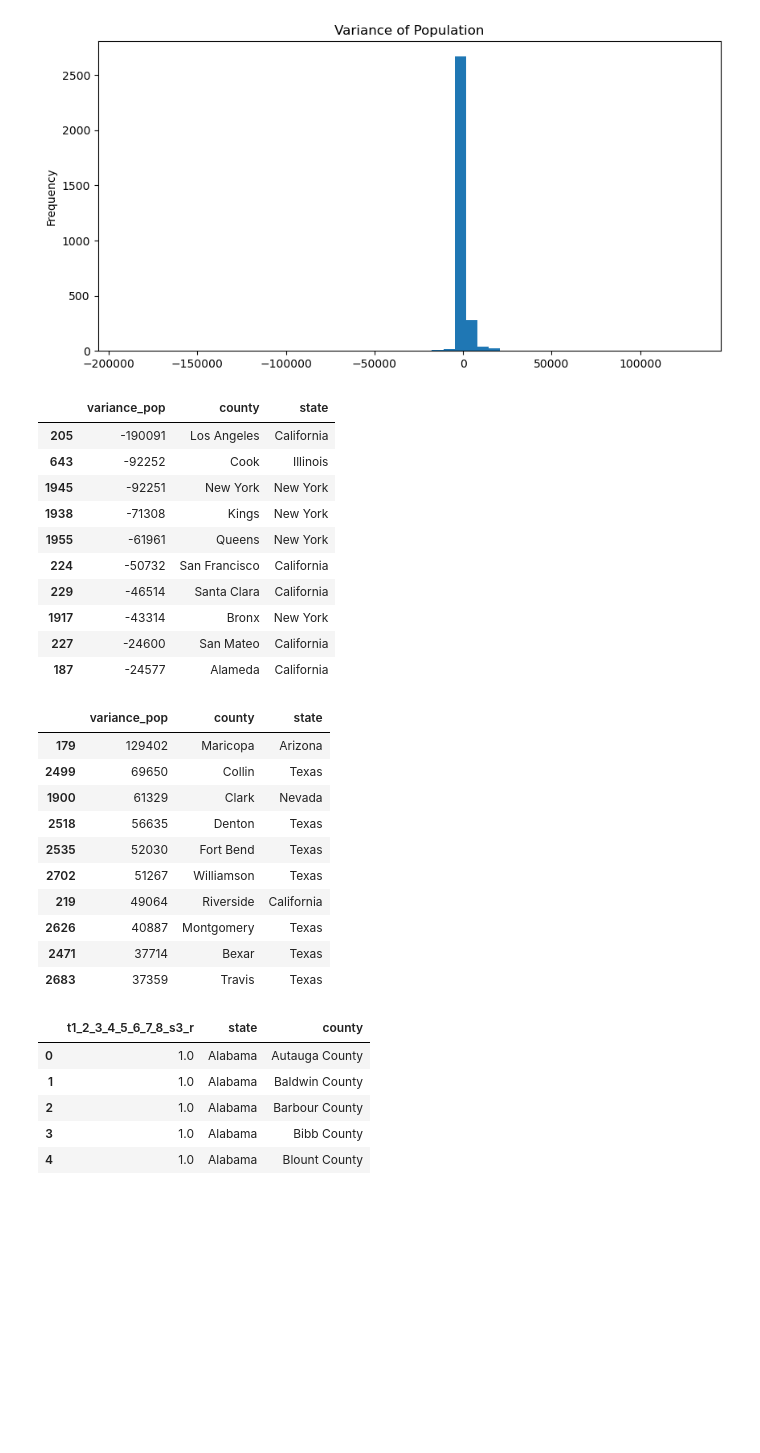
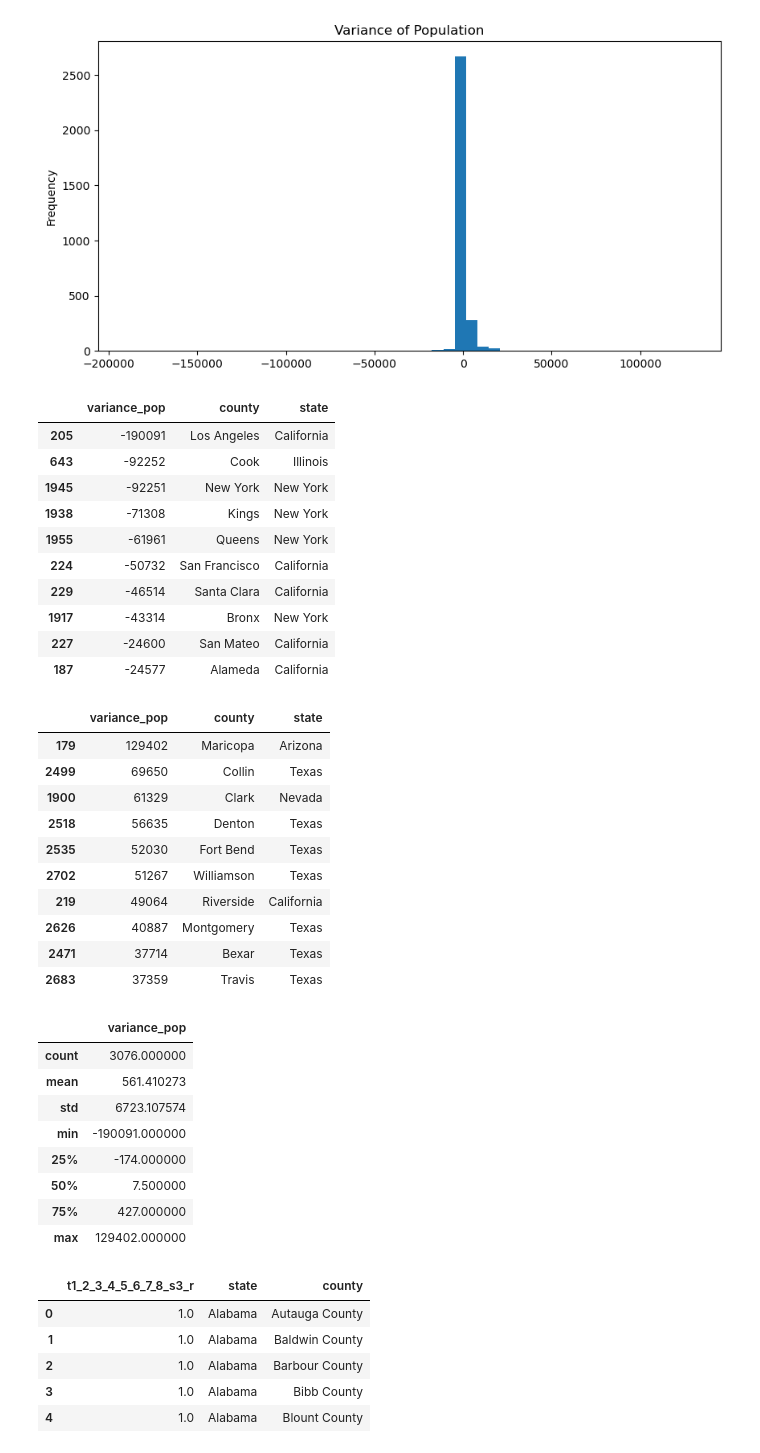
Before and after one commit to mfarme/eHealthEquity, a Jupyter notebook: Research/Data Source/Merge.ipynb, the cells around one changed output. Drawn from its saved outputs; the diff is of its cells as text; code cells hidden in the pictures; blank space fills up the shorter version.

```diff
--- a/Research/Data Source/Merge.ipynb
+++ b/Research/Data Source/Merge.ipynb
@@ -173,32 +174,43 @@ val['variance_pop'].plot(kind='hist', bins=50, figsize=(10,5), title='Variance o
 # %%
 val = val[['variance_pop','county','state']].copy()
 
 #display extreme values by row
 display(val.sort_values(by=['variance_pop'], ascending=True).head(10))
 display(val.sort_values(by=['variance_pop'], ascending=False).head(10))
+
+val.describe()
 # %% [output]
 |  | variance_pop | county | state |
 | 205 | -190091 | Los Angeles | California |
 | 643 | -92252 | Cook | Illinois |
 | 1945 | -92251 | New York | New York |
 | 1938 | -71308 | Kings | New York |
 | 1955 | -61961 | Queens | New York |
 | 224 | -50732 | San Francisco | California |
 | 229 | -46514 | Santa Clara | California |
 | 1917 | -43314 | Bronx | New York |
 | 227 | -24600 | San Mateo | California |
 | 187 | -24577 | Alameda | California |
 |  | variance_pop | county | state |
 | 179 | 129402 | Maricopa | Arizona |
 | 2499 | 69650 | Collin | Texas |
 | 1900 | 61329 | Clark | Nevada |
 | 2518 | 56635 | Denton | Texas |
 | 2535 | 52030 | Fort Bend | Texas |
 | 2702 | 51267 | Williamson | Texas |
 | 219 | 49064 | Riverside | California |
 | 2626 | 40887 | Montgomery | Texas |
 | 2471 | 37714 | Bexar | Texas |
 | 2683 | 37359 | Travis | Texas |
+|  | variance_pop |
+| count | 3076.000000 |
+| mean | 561.410273 |
+| std | 6723.107574 |
+| min | -190091.000000 |
+| 25% | -174.000000 |
+| 50% | 7.500000 |
+| 75% | 427.000000 |
+| max | 129402.000000 |
 # %%
 #export to csv
 merged.to_csv('acs5y_2021_brfss_2021_merged.csv', index=False, header=True)
```
Also changed, not shown: parts of 20 cells of this notebook.
